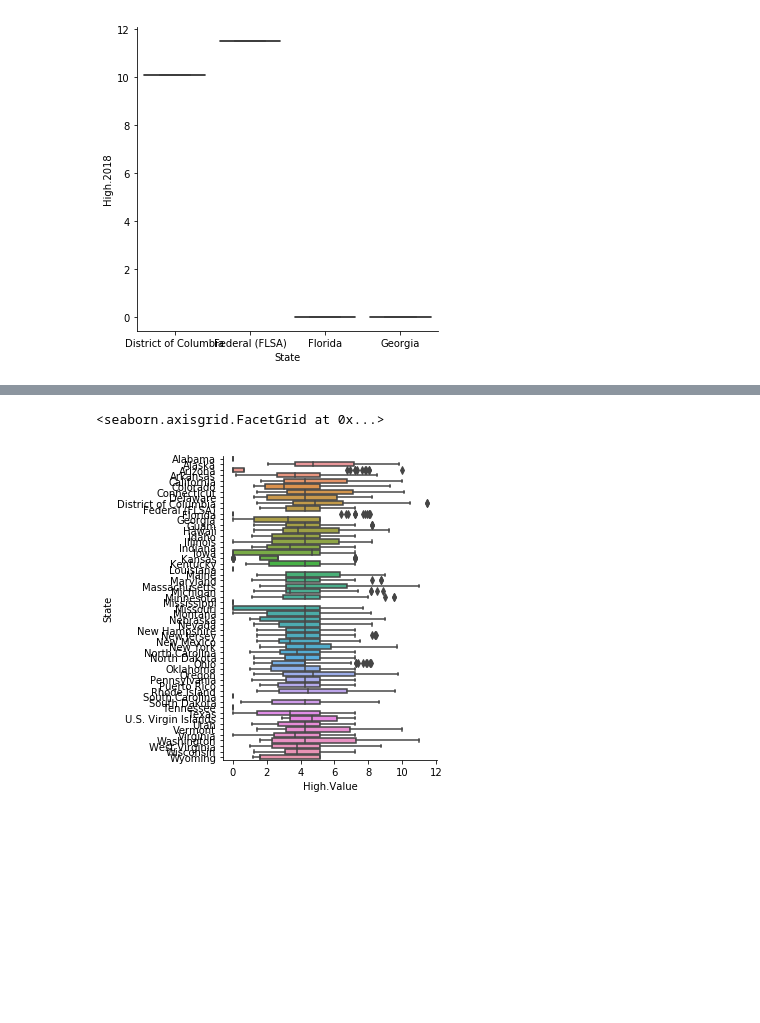
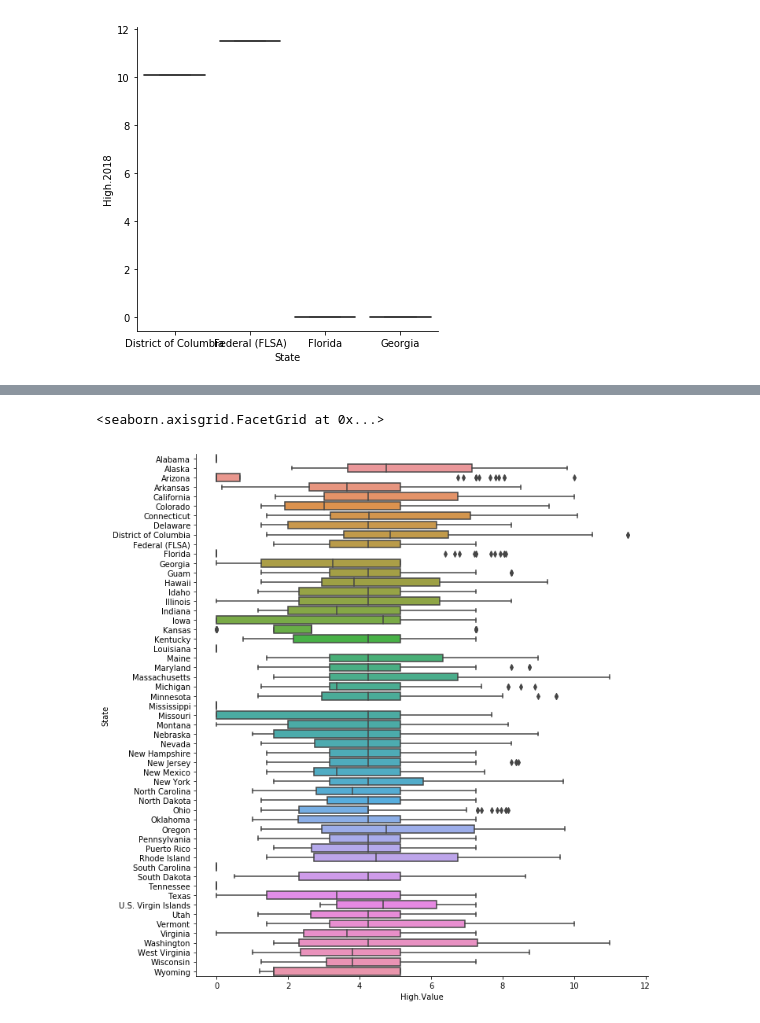
Before and after one commit to ONEROMYLIME/Using-Seaborn-, a Jupyter notebook: Using Seaborn to graph.ipynb, the cells around one changed output, grey strips where cells are left out. Drawn from its saved outputs; the diff is of its cells as text; code cells hidden in the pictures; blank space fills up the shorter version.

```diff
--- a/Using Seaborn to graph.ipynb
+++ b/Using Seaborn to graph.ipynb
@@ -46,6 +46,6 @@ sns.catplot(x="State", y="High.2018", kind="swarm", data=A);
 # %%
 
-sns.catplot(x="High.Value", y="State", kind="box", data=df)
+sns.catplot(x="High.Value", y="State", kind="box", height=10, data=df)
 # %% [output]
 <seaborn.axisgrid.FacetGrid at 0x...>
-[figure, old version]
+[figure, new version]
```
Also changed, not shown: parts of 4 cells of this notebook.
